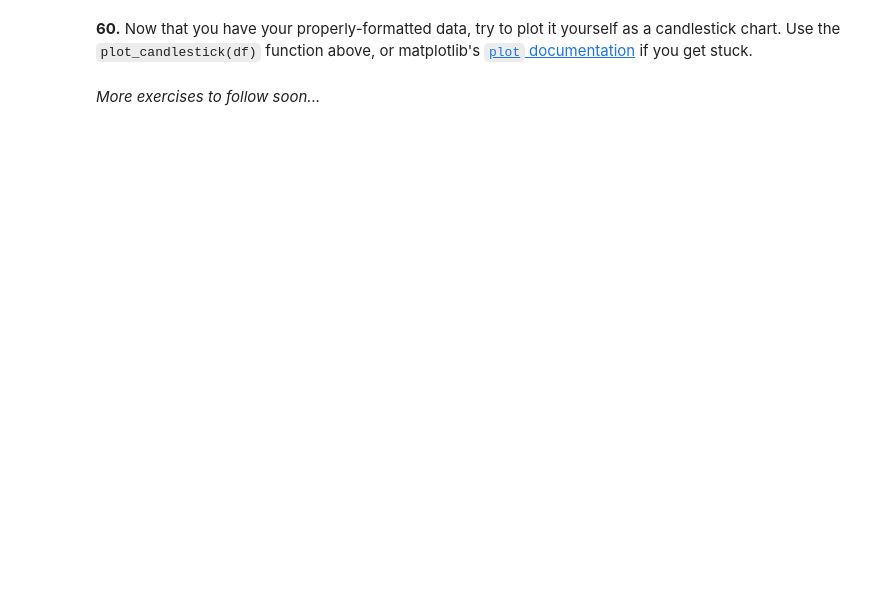
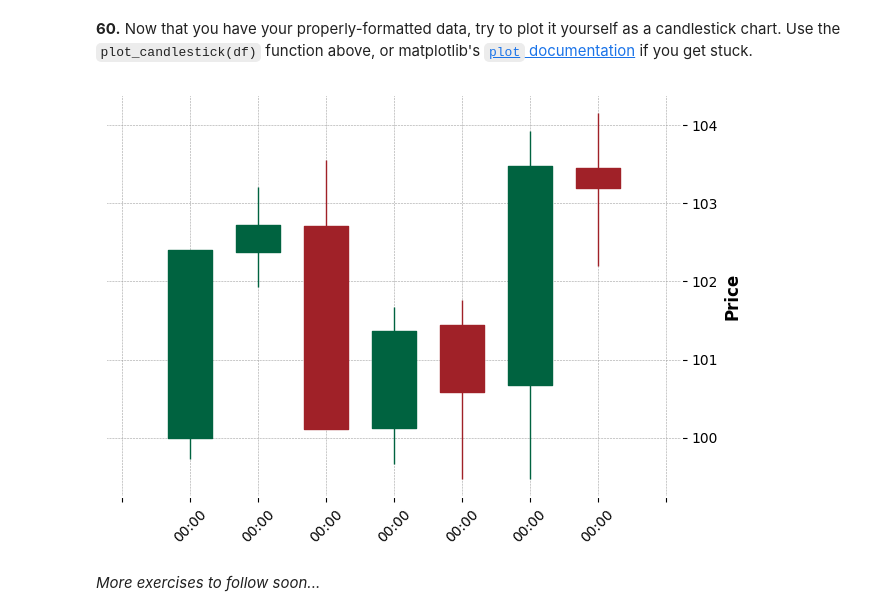
Before and after one commit to KummariJahnavi61/100-pandas-puzzles, a Jupyter notebook: 100-pandas-puzzles.ipynb, the cells around one changed output. Saved outputs shown, nothing was run; the diff lists cells and outputs as text; code cells hidden in the pictures; blank space fills up the shorter version.

````diff
--- a/100-pandas-puzzles.ipynb
+++ b/100-pandas-puzzles.ipynb
@@ -1228,3 +1264,10 @@ def plot_candlestick(agg):
     plt.show()
 # %% [markdown]
 **59.** Generate a day's worth of random stock data, and aggregate / reformat it so that it has hourly summaries of the opening, highest, lowest, and closing prices
+# %%
+df=day_stock_data()
+df['time']=pd.to_datetime(df['time'])
+df['hour']=df['time'].dt.hour#astype('datetime64[h]')
+df=df.set_index('time')
+df=df.groupby('hour')['price'].agg([('open','first'),('high','max'),('low','min'),('close','last')])# it is list of tuples
+df
@@ -1231,4 +1284,12 @@ def plot_candlestick(agg):
 # %% [markdown]
 **60.** Now that you have your properly-formatted data, try to plot it yourself as a candlestick chart.  Use the ```plot_candlestick(df)``` function above, or matplotlib's [```plot``` documentation](https://matplotlib.org/api/_as_gen/matplotlib.axes.Axes.plot.html) if you get stuck.
+# %%
+
+import mplfinance as mpf
+df.index=pd.to_datetime(df.index)
+df.columns=['open','high','low','close']
+mpf.plot(df,type='candle',style='charles')
+# %% [output]
+[figure, added]
 # %% [markdown]
 *More exercises to follow soon...*
````
Also changed, not shown: parts of 4 cells of this notebook.
